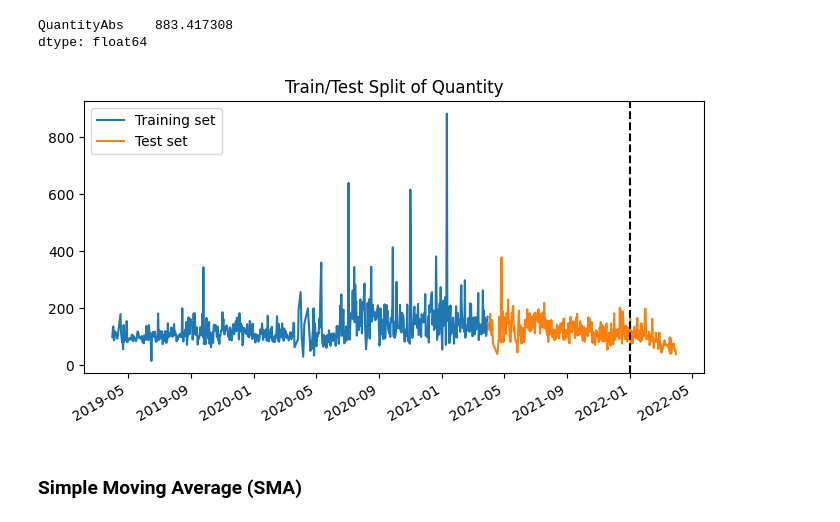
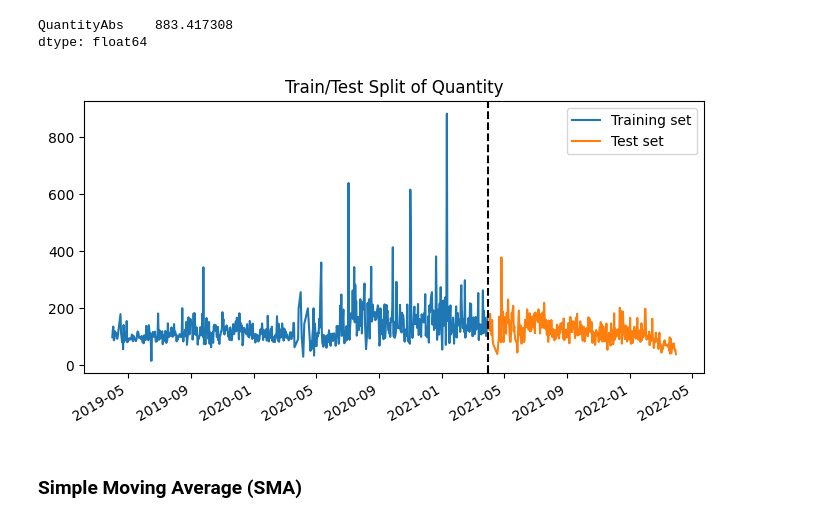
Before and after one commit to it21053528/Fiverr-Freelancing, a Jupyter notebook: anusha73k/forecast.ipynb, the cells around one changed output. Drawn from its saved outputs; the diff is of its cells as text; code cells hidden in the pictures.

```diff
--- a/anusha73k/forecast.ipynb
+++ b/anusha73k/forecast.ipynb
@@ -241,15 +241,15 @@ dtype: float64
 # %%
 import matplotlib.pyplot as plt
 
 fig,ax = plt.subplots(figsize=(8,4))
 train['QuantityAbs'].plot(ax=ax, label='Training set')
 test['QuantityAbs'].plot(ax=ax, label='Test set')
 ax.legend()
 plt.title("Train/Test Split of Quantity")
-ax.axvline('2022-01-01', color='black', ls='--')
+ax.axvline('2021-03-31', color='black', ls='--')
 plt.show()
 # %% [output]
-[figure, old version]
+[figure, new version]
 # %%
 def calculate_accuracy(y_test, y_pred):
 
```
Also changed, not shown: 1 other file.
